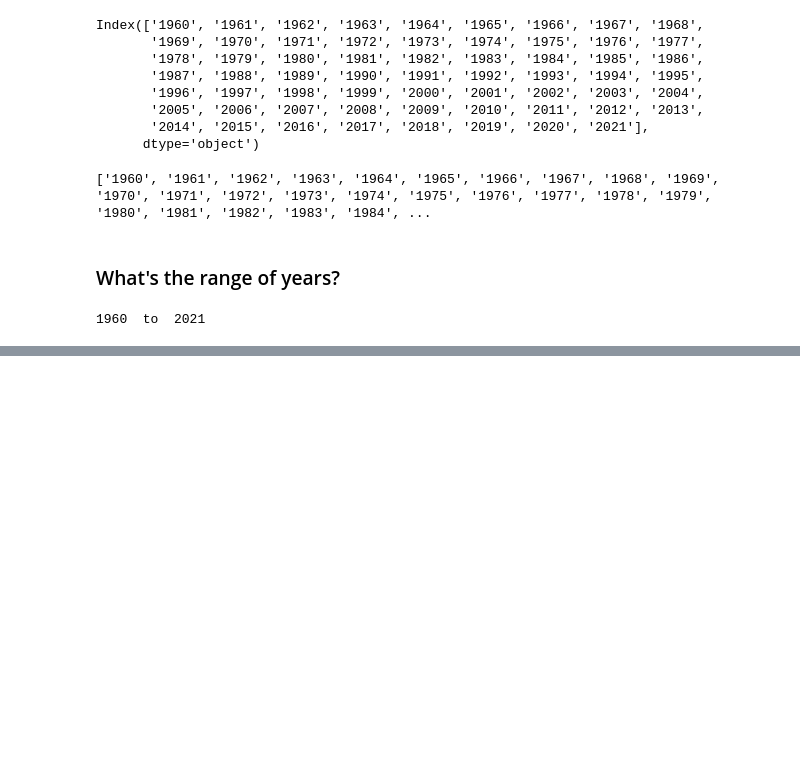
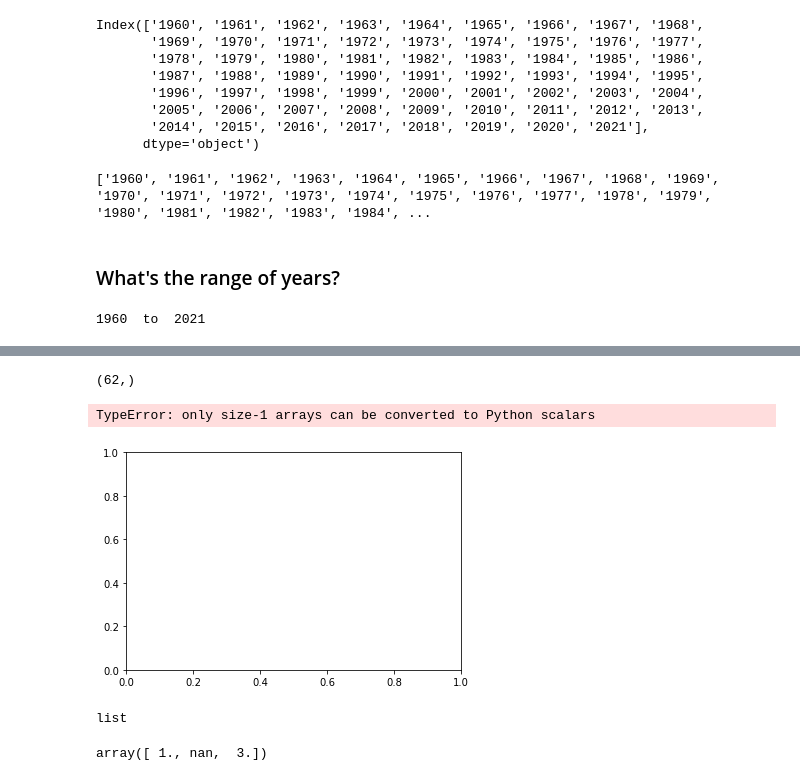
Before and after one commit to mannyjrod/ANA500, a Jupyter notebook: Intro_Matplotlib.ipynb, the cells around one changed output, grey strips where cells are left out. Drawn from its saved outputs; the diff is of its cells as text; code cells hidden in the pictures; blank space fills up the shorter version.

```diff
--- a/Intro_Matplotlib.ipynb
+++ b/Intro_Matplotlib.ipynb
@@ -122,0 +522,21 @@ print(min(years), " to " , max(years))
+# %%
+xTrans.shape
+# It's not transposing the array.... What am I missing???
+# %% [output]
+(62,)
+# %%
+# Create plot
+plt.bar(yearsNumeric,co2)
+plt.show()
+# %% [output]
+TypeError: only size-1 arrays can be converted to Python scalars
+[figure, added]
+# %%
+type(years)
+# %% [output]
+list
+# %%
+x = np.array([1,np.nan,3])
+x
+# %% [output]
+array([ 1., nan,  3.])
```
Also changed, not shown: parts of 64 cells of this notebook.
